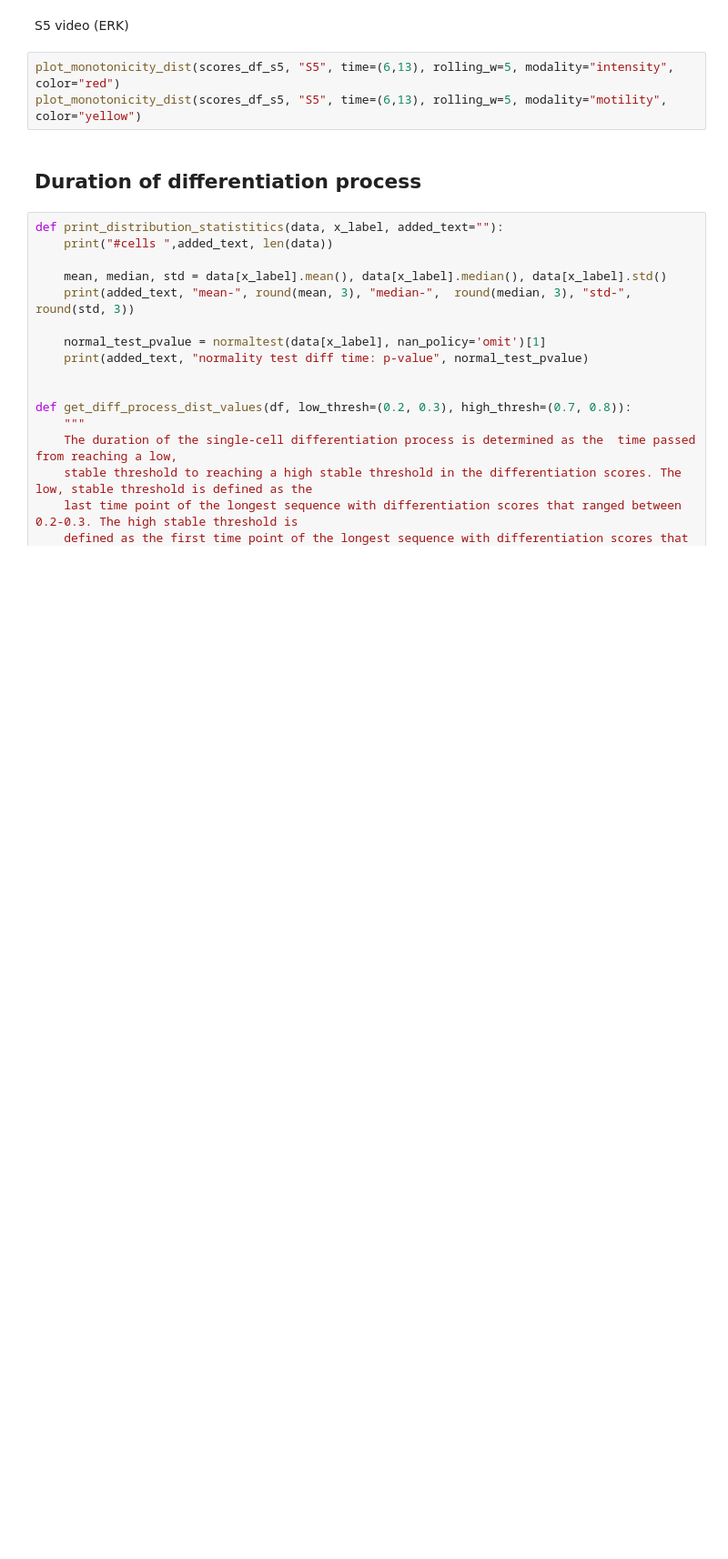
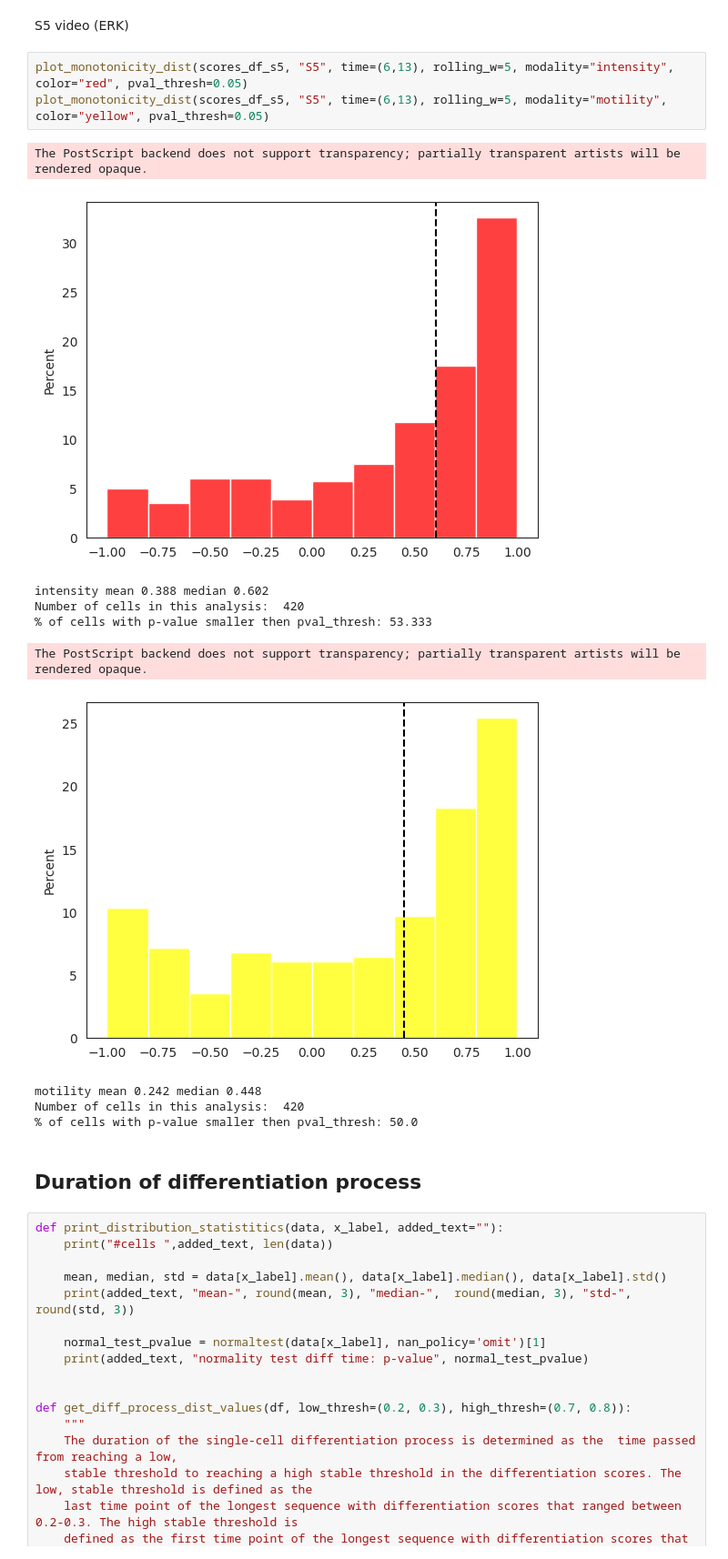
Before and after one commit to zaritskylab/muscle-formation-prediction, a Jupyter notebook: analysis/notebooks/figure_2.ipynb, the cells around one changed output. Shown at 91% size. Saved outputs shown, nothing was run; the diff lists cells and outputs as text; blank space fills up the shorter version.

```diff
--- a/analysis/notebooks/figure_2.ipynb
+++ b/analysis/notebooks/figure_2.ipynb
@@ -175,8 +194,19 @@ ValueError: The truth value of a DataFrame is ambiguous. Use a.empty, a.bool(),
 # %% [markdown]
 S5 video (ERK)
 # %%
-plot_monotonicity_dist(scores_df_s5, "S5", time=(6,13), rolling_w=5, modality="intensity", color="red")
-plot_monotonicity_dist(scores_df_s5, "S5", time=(6,13), rolling_w=5, modality="motility", color="yellow")
+plot_monotonicity_dist(scores_df_s5, "S5", time=(6,13), rolling_w=5, modality="intensity", color="red", pval_thresh=0.05)
+plot_monotonicity_dist(scores_df_s5, "S5", time=(6,13), rolling_w=5, modality="motility", color="yellow", pval_thresh=0.05)
+# %% [output]
+The PostScript backend does not support transparency; partially transparent artists will be rendered opaque.
+[figure, added]
+intensity mean 0.388 median 0.602
+Number of cells in this analysis:  420
+% of cells with p-value smaller then pval_thresh: 53.333
+The PostScript backend does not support transparency; partially transparent artists will be rendered opaque.
+[figure, added]
+motility mean 0.242 median 0.448
+Number of cells in this analysis:  420
+% of cells with p-value smaller then pval_thresh: 50.0
 # %% [markdown]
 ## Duration of differentiation process
 # %%
```
Also changed, not shown: parts of 6 cells of this notebook, 3 other files.
